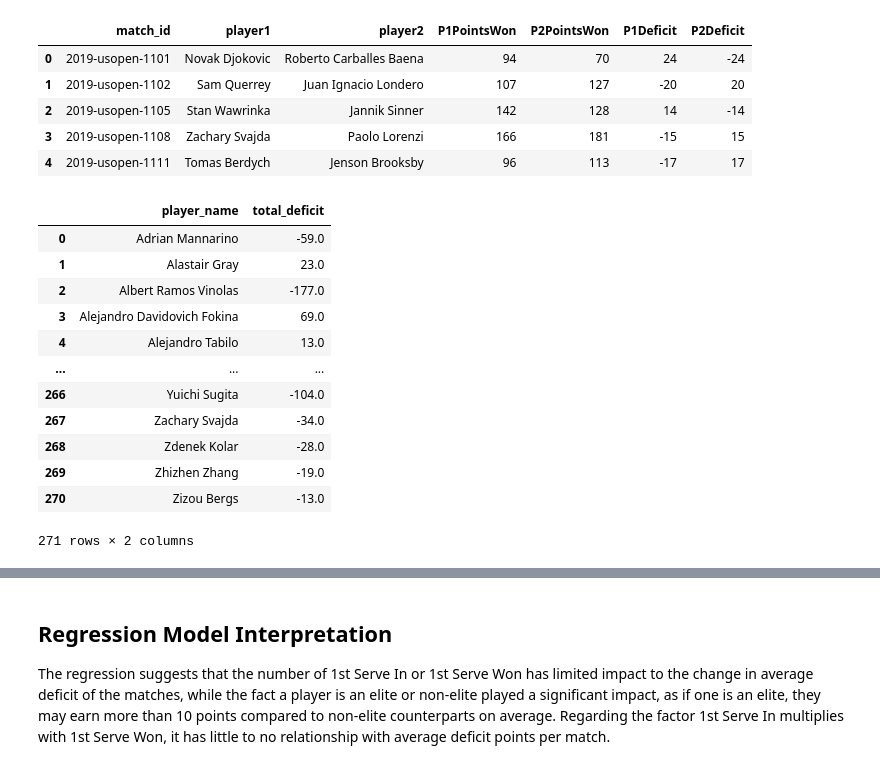
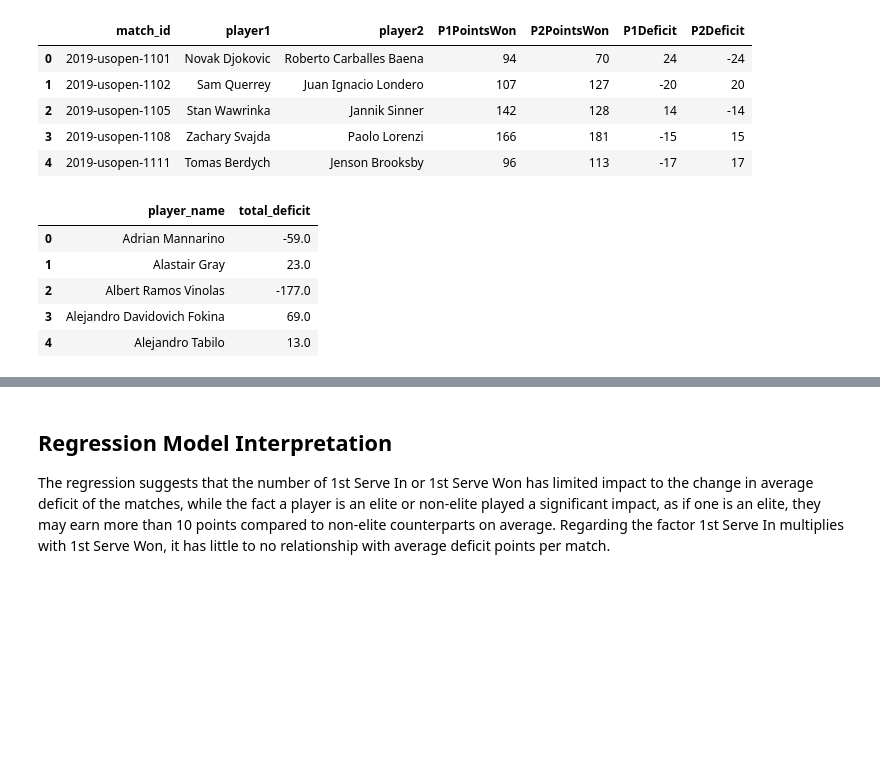
Before and after one commit to QuangMinh07112003/Tennis-Grand-Slam-Complex-Analysis-Project, a Jupyter notebook: pointsbypoints-minhtrinh.ipynb, the cells around one changed output, grey strips where cells are left out. Drawn from its saved outputs; the diff is of its cells as text; code cells hidden in the pictures; blank space fills up the shorter version.

```diff
--- a/pointsbypoints-minhtrinh.ipynb
+++ b/pointsbypoints-minhtrinh.ipynb
@@ -2142,30 +2141,23 @@ deficit.head()
 # %%
 # Step 1: Sum P1Deficit for player1 and P2Deficit for player2, then combine them
 player1_deficit = deficit.groupby('player1')['P1Deficit'].sum().rename('total_deficit')
 player2_deficit = deficit.groupby('player2')['P2Deficit'].sum().rename('total_deficit')
 
 # Combine the two deficit series, summing them where players appear in both columns
 total_def = player1_deficit.add(player2_deficit, fill_value=0).reset_index()
 
 # Rename the 'index' column to 'player_name' for clarity
 total_def = total_def.rename(columns={'index': 'player_name'})
 
 # Ensure the resulting dataset has player_name and their total_deficit
-total_def
+total_def.head()
 # %% [output]
 |  | player_name | total_deficit |
 | 0 | Adrian Mannarino | -59.0 |
 | 1 | Alastair Gray | 23.0 |
 | 2 | Albert Ramos Vinolas | -177.0 |
 | 3 | Alejandro Davidovich Fokina | 69.0 |
 | 4 | Alejandro Tabilo | 13.0 |
-| ... | ... | ... |
-| 266 | Yuichi Sugita | -104.0 |
-| 267 | Zachary Svajda | -34.0 |
-| 268 | Zdenek Kolar | -28.0 |
-| 269 | Zhizhen Zhang | -19.0 |
-| 270 | Zizou Bergs | -13.0 |
-271 rows × 2 columns
 # %%
 # Step 1: Calculate total deficits by player across both `player1` and `player2`
 # Aggregate P1Deficit for player1 and P2Deficit for player2, then combine them
```
Also changed, not shown: parts of 30 cells of this notebook.
